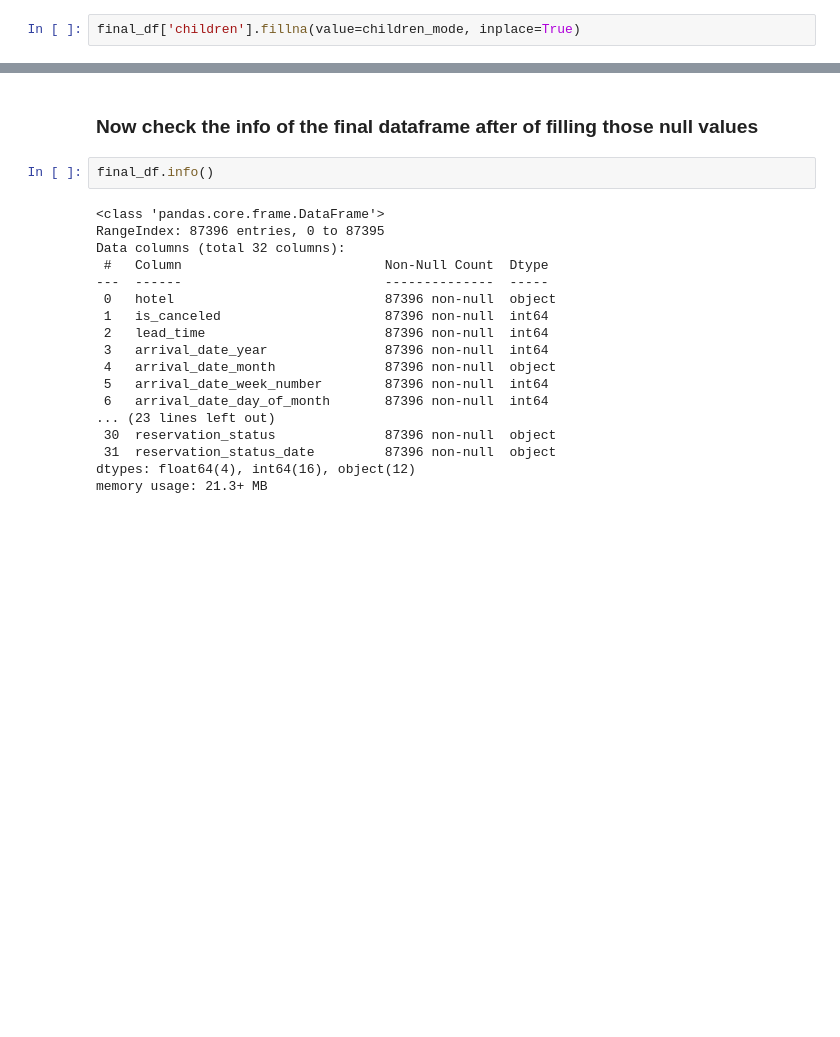
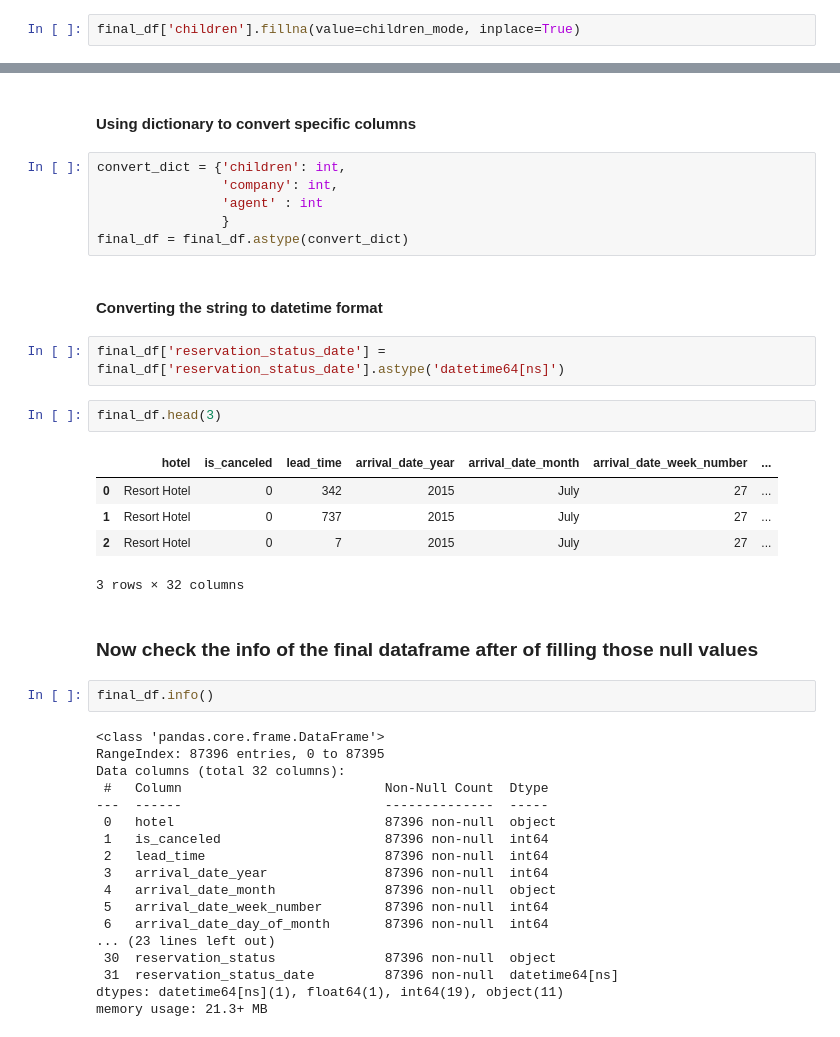
Before and after one commit to shubham1894/Hotel-Booking-Exploratory-Analysis, a Jupyter notebook: Hotel_Booking_Analysis_Capstone_Project.ipynb, the cells around one changed output, grey strips where cells are left out. Cells and saved outputs as stored; diff of their text form; blank space fills up the shorter version.

```diff
--- a/Hotel_Booking_Analysis_Capstone_Project.ipynb
+++ b/Hotel_Booking_Analysis_Capstone_Project.ipynb
@@ -193,3 +222,23 @@ final_df['children'].fillna(value=children_mode, inplace=True)
+# %% [markdown]
+#### Using dictionary to convert specific columns
+# %%
+convert_dict = {'children': int,
+                'company': int,
+                'agent' : int
+                }
+final_df = final_df.astype(convert_dict)
+# %% [markdown]
+#### Converting the string to datetime format
+# %%
+final_df['reservation_status_date'] = final_df['reservation_status_date'].astype('datetime64[ns]')
+# %%
+final_df.head(3)
+# %% [output]
+|  | hotel | is_canceled | lead_time | arrival_date_year | arrival_date_month | arrival_date_week_number | ... |
+| 0 | Resort Hotel | 0 | 342 | 2015 | July | 27 | ... |
+| 1 | Resort Hotel | 0 | 737 | 2015 | July | 27 | ... |
+| 2 | Resort Hotel | 0 | 7 | 2015 | July | 27 | ... |
+3 rows × 32 columns
 # %% [markdown]
 ### Now check the info of the final dataframe after of filling those null values
 # %%
@@ -209,6 +258,6 @@ Data columns (total 32 columns):
  6   arrival_date_day_of_month       87396 non-null  int64
 ... (23 lines left out)
  30  reservation_status              87396 non-null  object
- 31  reservation_status_date         87396 non-null  object
-dtypes: float64(4), int64(16), object(12)
+ 31  reservation_status_date         87396 non-null  datetime64[ns]
+dtypes: datetime64[ns](1), float64(1), int64(19), object(11)
 memory usage: 21.3+ MB
```
Also changed, not shown: parts of 3 cells of this notebook.
